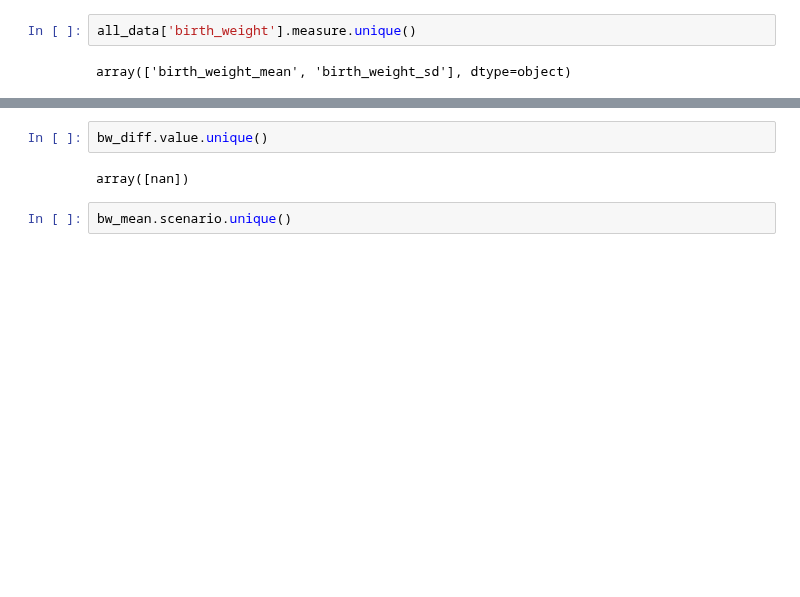
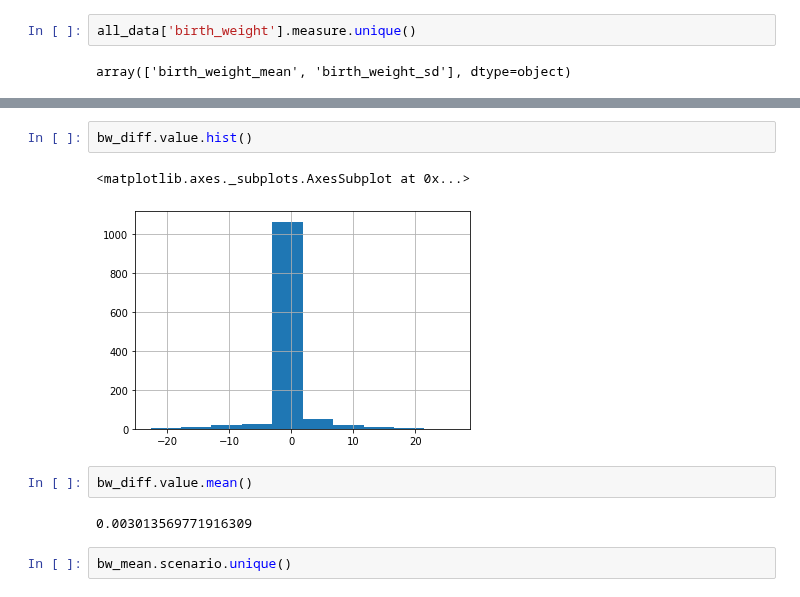
Before and after one commit to ihmeuw/vivarium_data_analysis, a Jupyter notebook: output_processing/lsff/ndbs/2020_10_02_fix_averted_function.ipynb, the cells around one changed output, grey strips where cells are left out. Saved outputs shown, nothing was run; the diff lists cells and outputs as text; blank space fills up the shorter version.

```diff
--- a/output_processing/lsff/ndbs/2020_10_02_fix_averted_function.ipynb
+++ b/output_processing/lsff/ndbs/2020_10_02_fix_averted_function.ipynb
@@ -148,9 +164,14 @@ Index(['year', 'sex', 'measure', 'input_draw', 'iron_fortification_group',
 | 3 | 2020 | female | birth_weight_mean | 21 | uncovered | folic_acid_fortification_scale_up | baseline | 0.000000e+00 |
 | 4 | 2020 | female | birth_weight_mean | 21 | uncovered | iron_folic_acid_fortification_sca... | baseline | 9.094947e-13 |
 # %%
-bw_diff.value.unique()
+bw_diff.value.hist()
 # %% [output]
-array([nan])
+<matplotlib.axes._subplots.AxesSubplot at 0x...>
+[figure, added]
+# %%
+bw_diff.value.mean()
+# %% [output]
+0.003013569771916309
 # %%
 bw_mean.scenario.unique()
 # %% [output]
```
Also changed, not shown: parts of 12 cells of this notebook.
